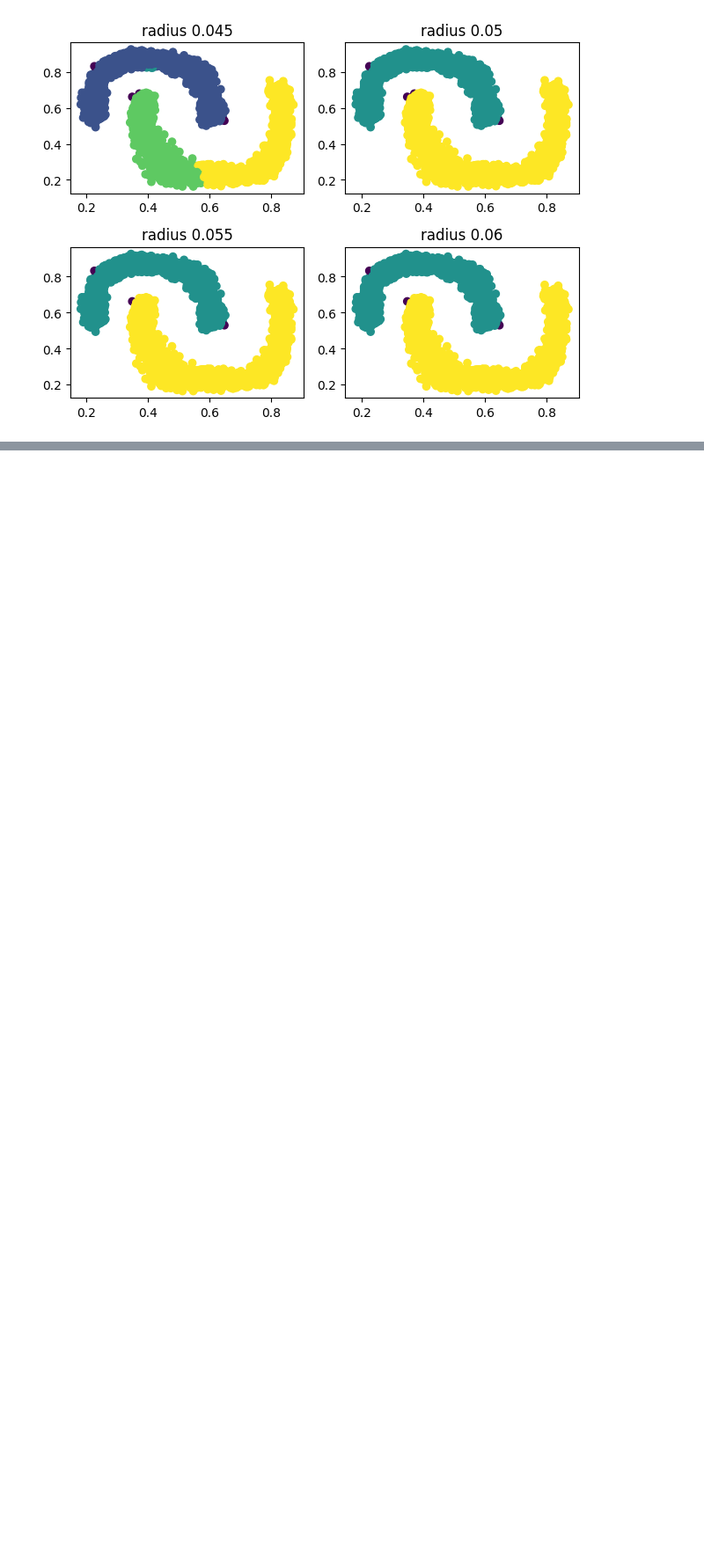
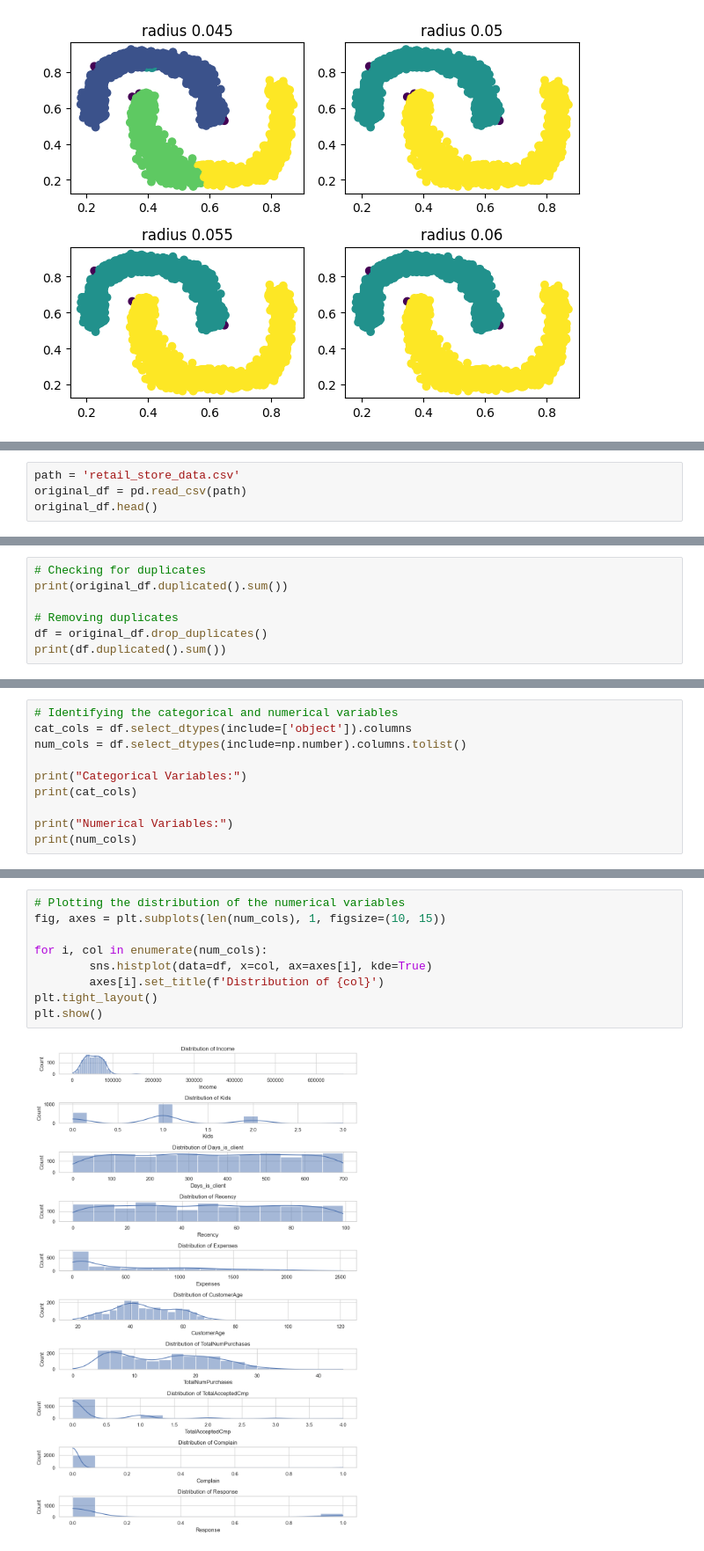
Before and after one commit to mtorella/ClusterAnalysisForBusiness_gp, a Jupyter notebook: main.ipynb, the cells around one changed output, grey strips where cells are left out. Shown at 88% size. Cells and saved outputs as stored; diff of their text form; blank space fills up the shorter version.

```diff
--- a/main.ipynb
+++ b/main.ipynb
@@ -355,0 +360,4 @@ plt.show()
+# %%
+path = 'retail_store_data.csv'
+original_df = pd.read_csv(path)
+original_df.head()
@@ -355,0 +392,7 @@ plt.show()
+# %%
+# Checking for duplicates
+print(original_df.duplicated().sum())
+
+# Removing duplicates
+df = original_df.drop_duplicates()
+print(df.duplicated().sum())
@@ -355,0 +402,10 @@ plt.show()
+# %%
+# Identifying the categorical and numerical variables
+cat_cols = df.select_dtypes(include=['object']).columns
+num_cols = df.select_dtypes(include=np.number).columns.tolist()
+
+print("Categorical Variables:")
+print(cat_cols)
+
+print("Numerical Variables:")
+print(num_cols)
@@ -355,0 +432,11 @@ plt.show()
+# %%
+# Plotting the distribution of the numerical variables
+fig, axes = plt.subplots(len(num_cols), 1, figsize=(10, 15))
+
+for i, col in enumerate(num_cols):
+        sns.histplot(data=df, x=col, ax=axes[i], kde=True)
+        axes[i].set_title(f'Distribution of {col}')
+plt.tight_layout()
+plt.show()
+# %% [output]
+[figure, added]
```
Also changed, not shown: parts of 31 cells of this notebook.
